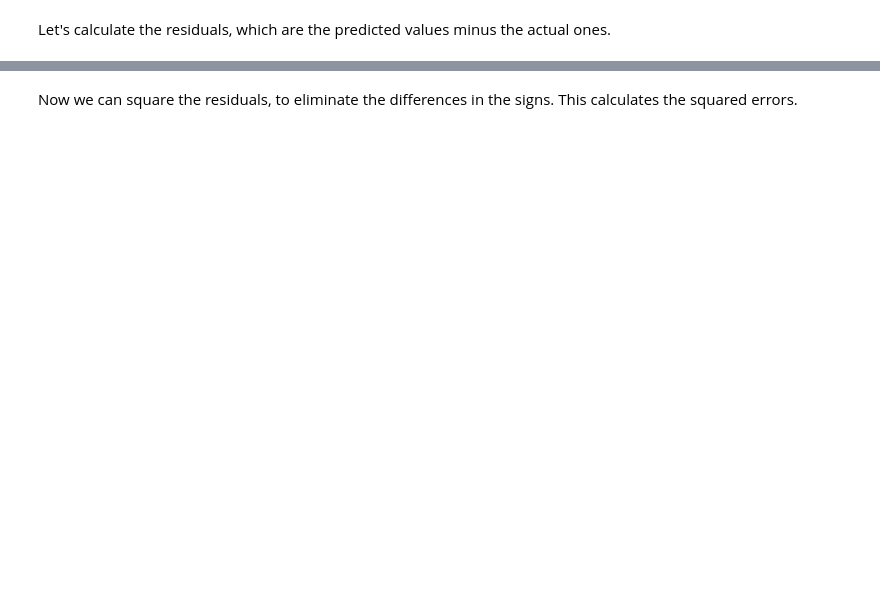
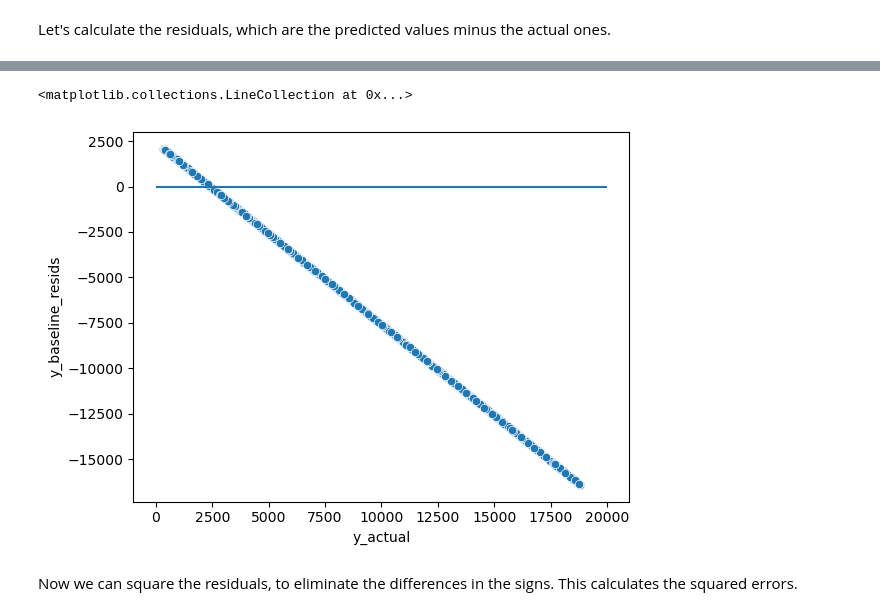
Before and after one commit to CodeupClassroom/somerville-regression, a Jupyter notebook: evaluation_lesson.ipynb, the cells around one changed output, grey strips where cells are left out. Cells and saved outputs as stored; diff of their text form; code cells hidden in the pictures; blank space fills up the shorter version.

```diff
--- a/evaluation_lesson.ipynb
+++ b/evaluation_lesson.ipynb
@@ -51,3 +51,8 @@ y_train.median()
 2404.0
 # %% [markdown]
 Let's assign our baseline to a new column of y_train.
+# %%
+preds = pd.DataFrame({'y_actual': y_train,
+                      'y_baseline': y_train.median()})
+
+preds.head()
@@ -54,2 +66,5 @@ Let's assign our baseline to a new column of y_train.
 # %% [markdown]
 Let's calculate the residuals, which are the predicted values minus the actual ones.
+# %%
+preds['y_baseline_resids'] = preds['y_baseline'] - preds['y_actual']
+preds.head()
@@ -56,2 +78,8 @@ Let's calculate the residuals, which are the predicted values minus the actual o
+# %%
+sns.scatterplot(data = preds, x = 'y_actual', y = 'y_baseline_resids')
+plt.hlines(0, 0, 20_000)
+# %% [output]
+<matplotlib.collections.LineCollection at 0x...>
+[figure, added]
 # %% [markdown]
 Now we can square the residuals, to eliminate the differences in the signs. This calculates the squared errors.
```
Also changed, not shown: parts of 16 cells of this notebook.
